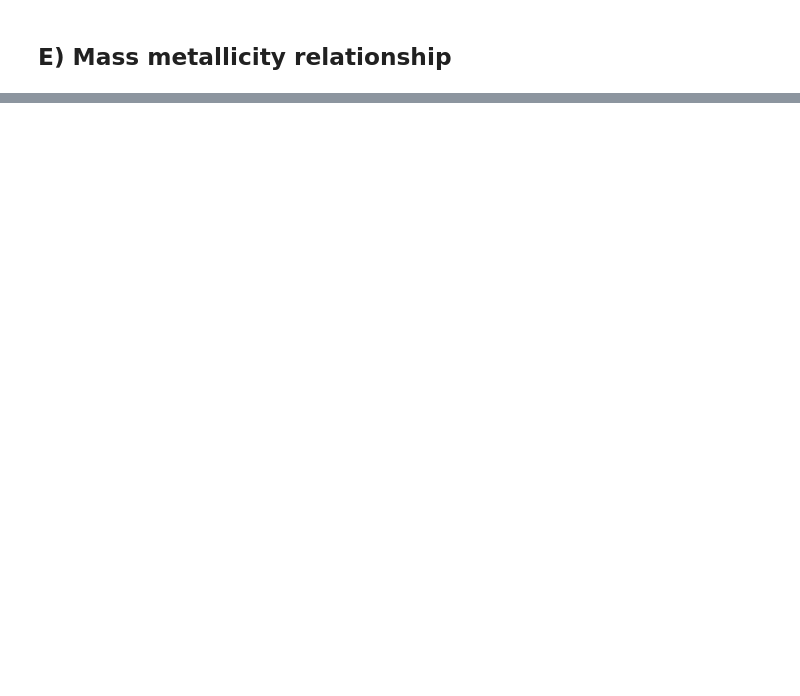
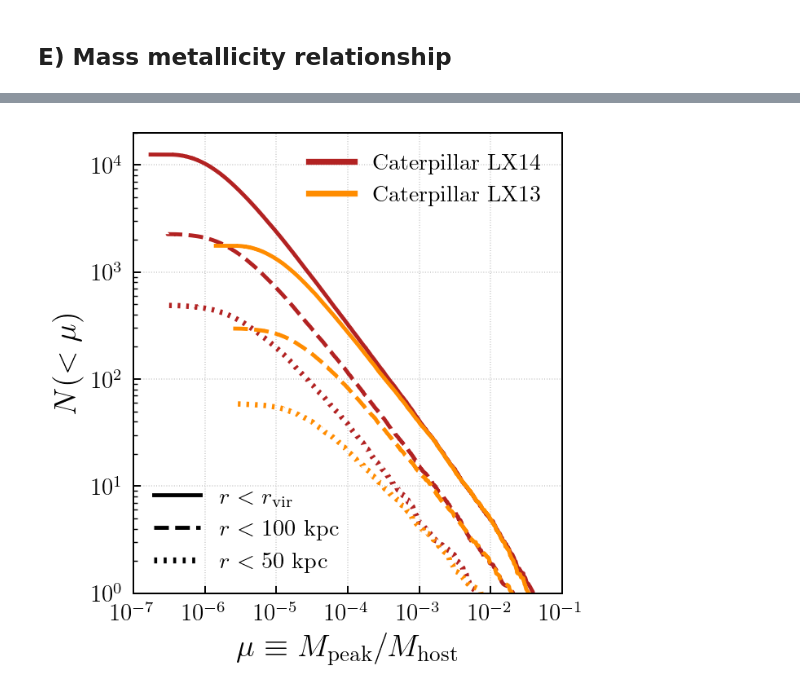
Before and after one commit to kibokov/grumpy_mw_forward_model, a Jupyter notebook: MW_forward_model_plots_2.ipynb, the cells around one changed output, grey strips where cells are left out. Drawn from its saved outputs; the diff is of its cells as text; code cells hidden in the pictures; blank space fills up the shorter version.

```diff
--- a/MW_forward_model_plots_2.ipynb
+++ b/MW_forward_model_plots_2.ipynb
@@ -1820,0 +2447,19 @@ plt.show()
+# %%
+def plot_shmf(mpeaks,host_mass,ax,color="mediumblue",lw=2,ls="-",grey=False,median=True):
+
+    phat_x = []
+
+    if len(mpeaks) != len(host_mass):
+        print("ISSUE WITH ARRAY LENGHTS")
+
+
+    for i in range(len(mpeaks)):
+        phat_x.append(np.sort(mpeaks[i])/host_mass[i])
+        if grey == True:
+            ax.plot(np.sort(mpeaks[i])/host_mass[i],np.arange(1,len(mpeaks[i])+1)[::-1],color = "grey",lw=0.5,alpha = 0.5,zorder = 0)
+
+    phat_x = np.concatenate(phat_x)
+    if median == True:
+        ax.plot(np.sort(phat_x),np.arange(1,len(phat_x)+1)[::-1]/len(mpeaks),color = color,lw=lw,ls = ls)
+
+    return
@@ -1820,0 +2592,57 @@ plt.show()
+# %%
+fig,ax = plt.subplots(1,1,figsize = (4,4))
+
+plt.subplots_adjust(wspace = 0.1)
+
+plot_shmf(cat14_subs_50,cat14_host_mass,ax,color="firebrick",lw=2.7,ls="dotted")
+plot_shmf(cat13_subs_50,cat13_host_mass,ax,color="darkorange",lw=2.7,ls="dotted")
+# plot_shmf(cat12_subs_50,cat12_host_mass,ax,color="darkmagenta",lw=2.7,ls="dotted")
+
+plot_shmf(cat14_subs_100,cat14_host_mass,ax,color="firebrick",lw=2,ls="--")
+plot_shmf(cat13_subs_100,cat13_host_mass,ax,color="darkorange",lw=2,ls="--")
+# plot_shmf(cat12_subs_100,cat12_host_mass,ax,color="darkmagenta",lw=2,ls="--")
+
+plot_shmf(cat14_subs_all,cat14_host_mass,ax,color="firebrick",lw=2,ls="-")
+plot_shmf(cat13_subs_all,cat13_host_mass,ax,color="darkorange",lw=2,ls="-")
+# plot_shmf(cat12_subs_all,cat12_host_mass,ax,color="darkmagenta",lw=2,ls="-")
+
+ax.set_xscale("log")
+ax.set_yscale("log")
+ax.set_ylim([1,2e4])
+
+ax.set_xlim([1e-7,1e-1])
+ax.grid(ls = ":",color = "lightgrey")
+
+ax.tick_params(axis = "x",labelsize = 12)
+ax.tick_params(axis = "y",labelsize = 12)
+
+ax.set_xticks([1e-7,1e-6,1e-5,1e-4,1e-3,1e-2,1e-1])
+
+ax.set_xlabel(r"$\mu \equiv M_{\rm peak}/M_{\rm host}$",fontsize = 16)
+ax.set_ylabel(r"$N(<\mu)$",fontsize = 16)
+
+# ax.vlines(x = 4e-6,ymin = 1,ymax = 1e4,color = "cadetblue",ls = "dotted")
+
+legend_elements_2 = [Line2D([0], [0], color='firebrick', lw=3,ls = "-",label=r'\rm Caterpillar LX14'),
+                Line2D([0], [0], color='darkorange', lw=3,ls = "-",label=r'\rm Caterpillar LX13')]
+#                      Line2D([0], [0], color='darkmagenta', lw=3,ls = "-",label=r'\rm Caterpillar LX12')]
+
+
+ax.legend(handles=legend_elements_2, loc='upper right',frameon=False,fontsize =11.5)
+
+
+legend_elements = [Line2D([0], [0], color='k', lw=2,ls = "-",label=r'\rm $r < r_{\rm vir}$'),
+                     Line2D([0], [0], color='k', lw=2,ls = "--",label=r'\rm $r < 100$ kpc'),
+                     Line2D([0], [0], color='k', lw=3,ls = "dotted",label=r'\rm $r < 50$ kpc')]
+
+ax2 = ax.twinx()
+ax2.get_yaxis().set_visible(False)
+ax2.legend(handles=legend_elements, loc='lower left',frameon=False,fontsize =11.7)
+
+plt.tight_layout()
+
+# plt.savefig("cat_res_plot.pdf")
+
+plt.show()
+# %% [output]
+[figure, added]
```
Also changed, not shown: parts of 23 cells of this notebook.
